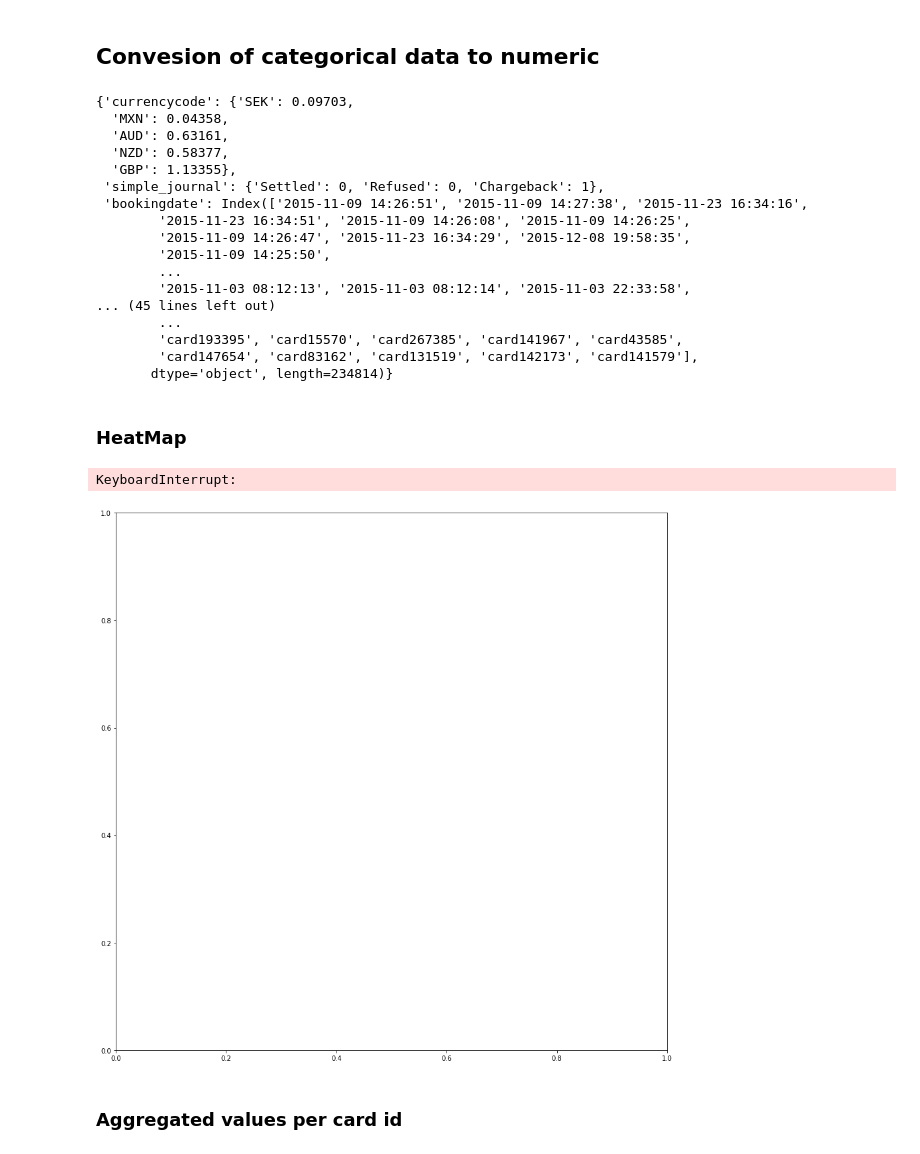
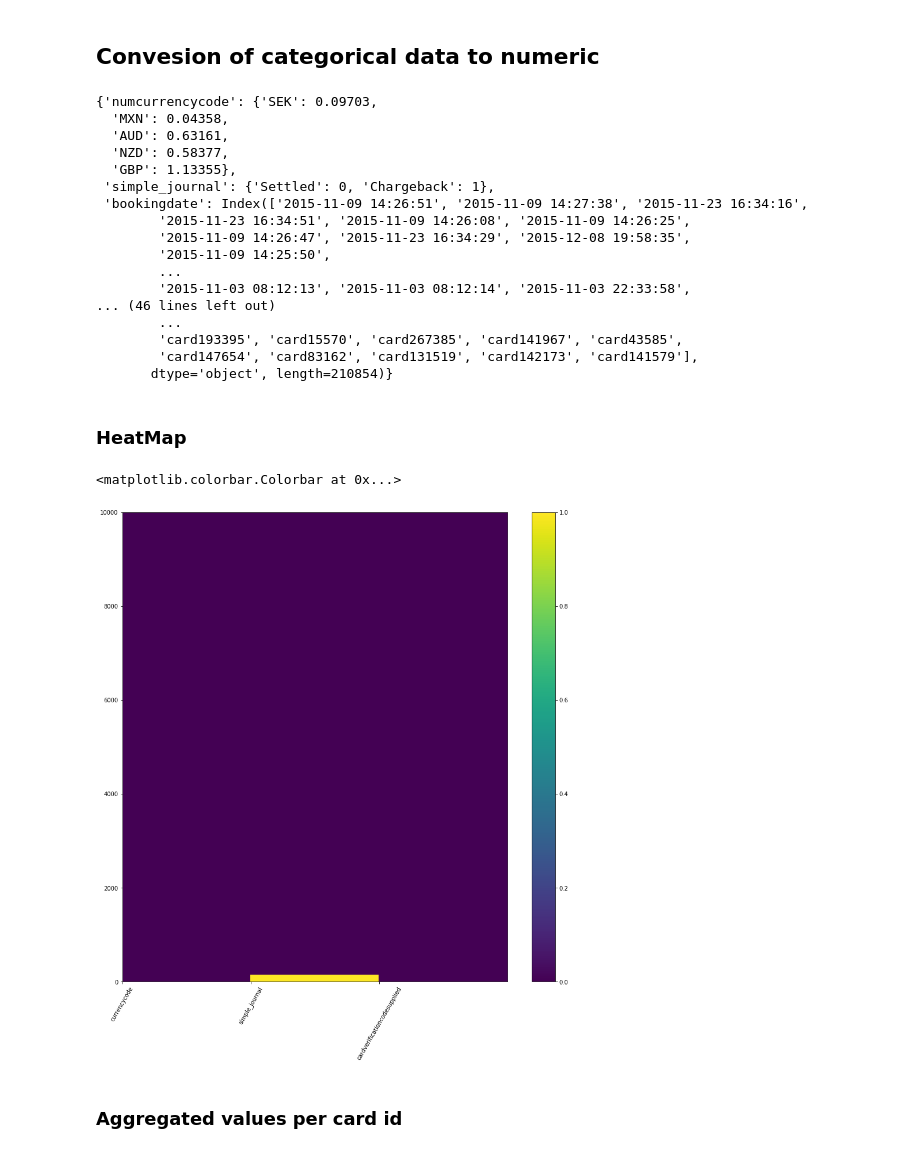
Before and after one commit to giannislelekas/CS4035, a Jupyter notebook: lab1/Lab1.ipynb, the cells around one changed output. Saved outputs shown, nothing was run; the diff lists cells and outputs as text; code cells hidden in the pictures.

```diff
--- a/lab1/Lab1.ipynb
+++ b/lab1/Lab1.ipynb
@@ -8,8 +8,12 @@
 import pandas as pd
 from matplotlib import pyplot as plt
 import numpy as np
+import warnings
+warnings.filterwarnings("ignore")
 
 data = pd.read_csv('./data_for_student_case.csv', sep = ',')
+data = data[data['simple_journal'] != 'Refused']
+
 orig_shape = data.shape
 nas = data.isna()
 nas_id = np.sum(nas, 1)
@@ -23,7 +27,7 @@ print("NaN values per feature: \n", np.sum(nas, 0), "\n")
 
 # print("Number of NaN values omitted: ", orig_shape[0] - data.shape[0])
 
-# print(data.dtypes)
+print(data.dtypes)
 
 labels = data['simple_journal']
 print("Number of non-fraud: ", np.sum(labels == 'Settled'), ", with ratio: ", np.sum(labels == 'Settled')/len(labels))
@@ -59,16 +62,17 @@ Number refused:  53346 , with ratio:  0.1837097340744261
 # %%
 data_cat = data.copy(True)
 
-data_oneHot = pd.get_dummies(data, columns = ['issuercountrycode', 'txvariantcode', 'currencycode', 'shoppercountrycode', 'shopperinteraction', 'cardverificationcodesupplied', 'accountcode'])
+# data_oneHot = pd.get_dummies(data, columns = ['issuercountrycode', 'txvariantcode', 'currencycode', 'shoppercountrycode', 'shopperinteraction', 'cardverificationcodesupplied', 'accountcode'])
 
 label_mapping = {}
 
 # Convert currency code in order to 'amount' in a single code
-label_mapping['currencycode'] = {'SEK': 0.09703, 'MXN': 0.04358, 'AUD': 0.63161, 'NZD': 0.58377, 'GBP':1.13355}
-data.replace({'currencycode' : label_mapping['currencycode']}, inplace=True)
-data['amount'] = data['amount'] * data['currencycode']
+label_mapping['numcurrencycode'] = {'SEK': 0.09703, 'MXN': 0.04358, 'AUD': 0.63161, 'NZD': 0.58377, 'GBP':1.13355}
+data['numcurrencycode'] = data['currencycode']
+data.replace({'numcurrencycode' : label_mapping['numcurrencycode']}, inplace=True)
+data['amount'] = data['amount'] * data['numcurrencycode']
 
-label_mapping['simple_journal'] = {'Settled': 0, 'Refused' : 0, 'Chargeback' : 1}
+label_mapping['simple_journal'] = {'Settled': 0, 'Chargeback' : 1}
 data.replace({'simple_journal' : label_mapping['simple_journal']}, inplace=True)
 
 # Convert all the rest columns which are of type 'object'
@@ -79,36 +83,35 @@ for c in char_cols:
 
 label_mapping
 # %% [output]
-{'currencycode': {'SEK': 0.09703,
+{'numcurrencycode': {'SEK': 0.09703,
   'MXN': 0.04358,
   'AUD': 0.63161,
   'NZD': 0.58377,
   'GBP': 1.13355},
- 'simple_journal': {'Settled': 0, 'Refused': 0, 'Chargeback': 1},
+ 'simple_journal': {'Settled': 0, 'Chargeback': 1},
  'bookingdate': Index(['2015-11-09 14:26:51', '2015-11-09 14:27:38', '2015-11-23 16:34:16',
         '2015-11-23 16:34:51', '2015-11-09 14:26:08', '2015-11-09 14:26:25',
         '2015-11-09 14:26:47', '2015-11-23 16:34:29', '2015-12-08 19:58:35',
         '2015-11-09 14:25:50',
         ...
         '2015-11-03 08:12:13', '2015-11-03 08:12:14', '2015-11-03 22:33:58',
-... (45 lines left out)
+... (46 lines left out)
         ...
         'card193395', 'card15570', 'card267385', 'card141967', 'card43585',
         'card147654', 'card83162', 'card131519', 'card142173', 'card141579'],
-       dtype='object', length=234814)}
+       dtype='object', length=210854)}
 # %% [markdown]
 ### HeatMap
 # %%
-labels = ['txvariantcode', 'currencycode', 'shopperinteraction', 'simple_journal',
-          'cardverificationcodesupplied', 'cvcresponsecode', 'accountcode']
+labels = ['currencycode', 'simple_journal', 'cardverificationcodesupplied']
 
 plt.figure(figsize = (15,15))
-plt.pcolor(data[labels])
+plt.pcolor(data[labels][:10000])
 plt.xticks(np.arange(len(labels)), labels, rotation = 60)
 plt.colorbar()
 # %% [output]
-KeyboardInterrupt:
+<matplotlib.colorbar.Colorbar at 0x...>
-[figure, old version]
+[figure, new version]
 # %% [markdown]
 ### Aggregated values per card id
 # %%
```
Also changed, not shown: parts of 36 cells of this notebook, 1 other file.
